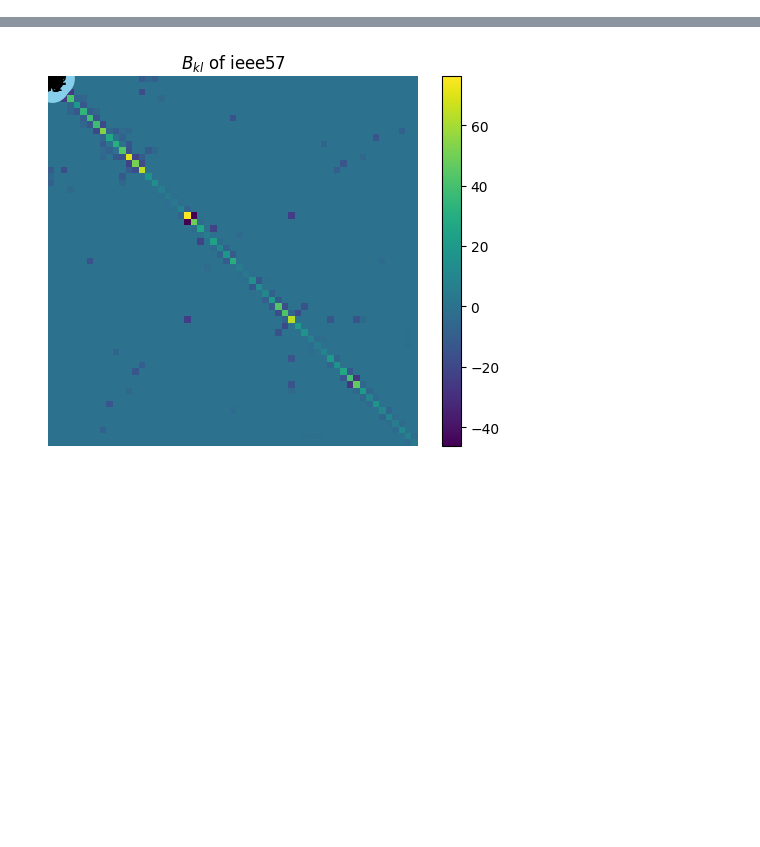
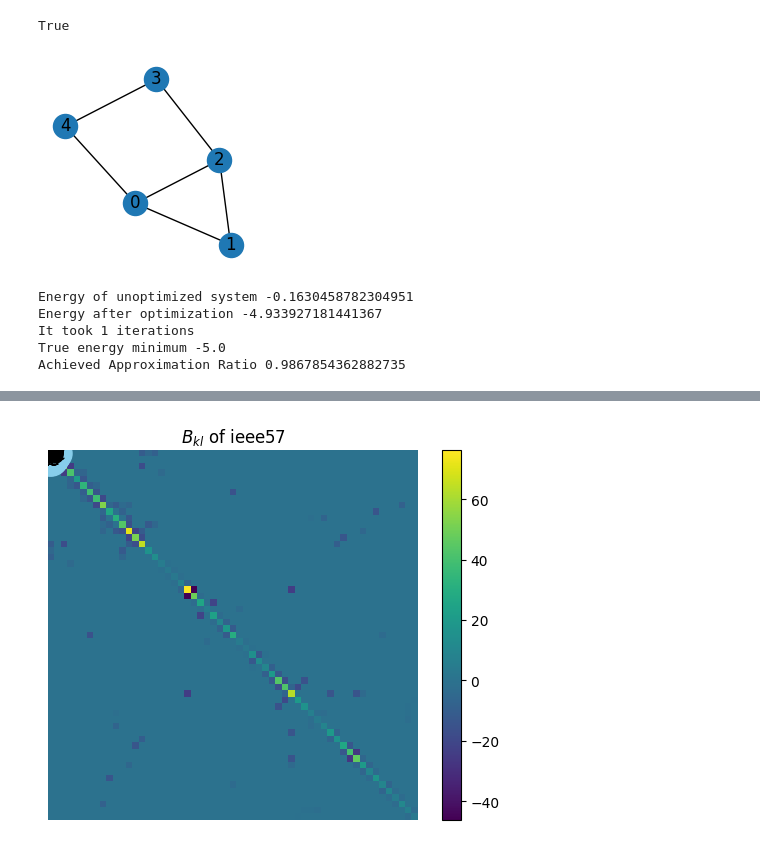
Before and after one commit to DerEinverleiber/UCP-PaperV2, a Jupyter notebook: paper_results.ipynb, the cells around one changed output, grey strips where cells are left out. Drawn from its saved outputs; the diff is of its cells as text; code cells hidden in the pictures; blank space fills up the shorter version.

Commit message:
fix(qaoa_pipeline), add(testing of pipeline)

```diff
--- a/paper_results.ipynb
+++ b/paper_results.ipynb
@@ -0,0 +14,42 @@
+# %%
+from qaoa_pipeline import *
+import networkx as nx
+import matplotlib.pyplot as plt
+import pennylane as qml
+
+graph = nx.Graph([(0, 1), (0,2), (0,4), (1,2), (2,3), (3,4)])
+cost_h, mixer_h = qml.qaoa.maxcut(graph) # uses x_mixer ✓
+costs = np.diagonal(qml.matrix(cost_h)) #
+print(len(costs) == 2**5)
+plt.figure(figsize=(2, 2))
+nx.draw(graph, with_labels=True)
+plt.show()
+# %% [output]
+True
+[figure, added]
+# %%
+# Since we now have the costs, we can build a qaoa circuit
+n=5
+p=25
+qaoa = QAOA_circuit(n=n, p=p//2, costs=costs) # initial depth p0
+#Initialize parameters
+gammas = np.linspace(0, 1, p//2)
+betas = np.linspace(1, 0, p//2)
+params = (gammas, betas)
+energy = qaoa.cost_function(params)
+print('Energy of unoptimized system', energy)
+# Now we want to optimize the parameters to recover the Qiskit result
+C = p//4
+cheby_optimizer = ChebyshevOptimizer(qaoa, C)
+II = IterativeInterpolation(params, qaoa, cheby_optimizer, p0=p//2, p_max=p, C=C, epsilon=1, tau=5, delta_p=5)
+gammas, betas, energies, ARs = II.run()
+print('Energy after optimization', list(energies.values())[-1])
+print('It took', len(list(energies.keys())), 'iterations')
+print('True energy minimum', np.real_if_close(qaoa.min_cost))
+print('Achieved Approximation Ratio', np.real_if_close(list(ARs.values())[-1]))
+# %% [output]
+Energy of unoptimized system -0.1630458782304951
+Energy after optimization -4.933927181441367
+It took 1 iterations
+True energy minimum -5.0
+Achieved Approximation Ratio 0.9867854362882735
```
Also changed, not shown: parts of 14 cells of this notebook, 6 other files.
